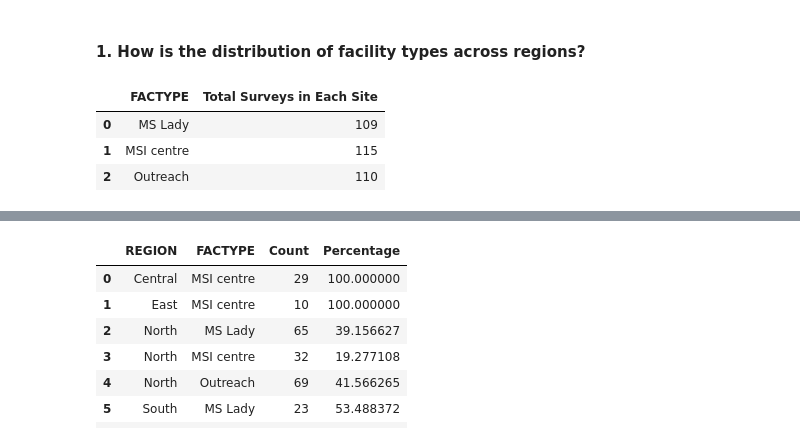
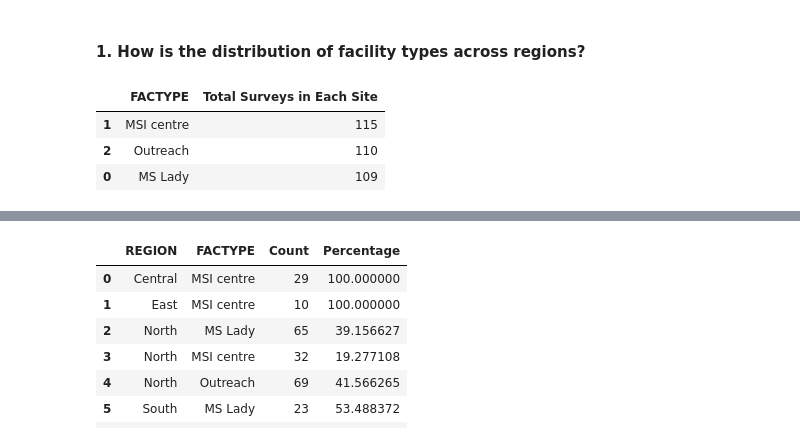
Before and after one commit to Mirwais-Farahi/MSIHealthServiceAnalytics, a Jupyter notebook: notebooks/03_Descriptive_Analysis.ipynb, the cells around one changed output, grey strips where cells are left out. Drawn from its saved outputs; the diff is of its cells as text; code cells hidden in the pictures.

```diff
--- a/notebooks/03_Descriptive_Analysis.ipynb
+++ b/notebooks/03_Descriptive_Analysis.ipynb
@@ -12,6 +22,0 @@ import statsmodels.api as sm
-# %%
-pd.set_option('display.max_columns', None)
-pd.set_option('display.max_rows', None)
-
-# Colors
-colors = ['#005055', '#64afa0', '#6ec34b', '#198cc3']
@@ -26,0 +30,4 @@ FileNotFoundError: [Errno 2] No such file or directory: 'MSI_2024_CEI_Afghanista
+# %%
+# load the CEI dataset
+data_file_path = '../data/processed/MSIA_2024_CEI_Afghanistan_data.csv'
+data = load_data(data_file_path)
@@ -101,11 +109,13 @@ Data Collection End Date: 26-Dec-24
 #### 1. How is the distribution of facility types across regions?
 # %%
 # Distribution of surveys accorss each site
-site_distribution = original_data.groupby('FACTYPE').size().reset_index(name="Total Surveys in Each Site")
+site_distribution = data.groupby('FACTYPE').size().reset_index(name="Total Surveys in Each Site")
+
+site_distribution.sort_values(by='Total Surveys in Each Site', inplace=True, ascending=False)
 
 site_distribution
 # %% [output]
 |  | FACTYPE | Total Surveys in Each Site |
-| 0 | MS Lady | 109 |
 | 1 | MSI centre | 115 |
 | 2 | Outreach | 110 |
+| 0 | MS Lady | 109 |
```
Also changed, not shown: parts of 23 cells of this notebook, 2 other files.
